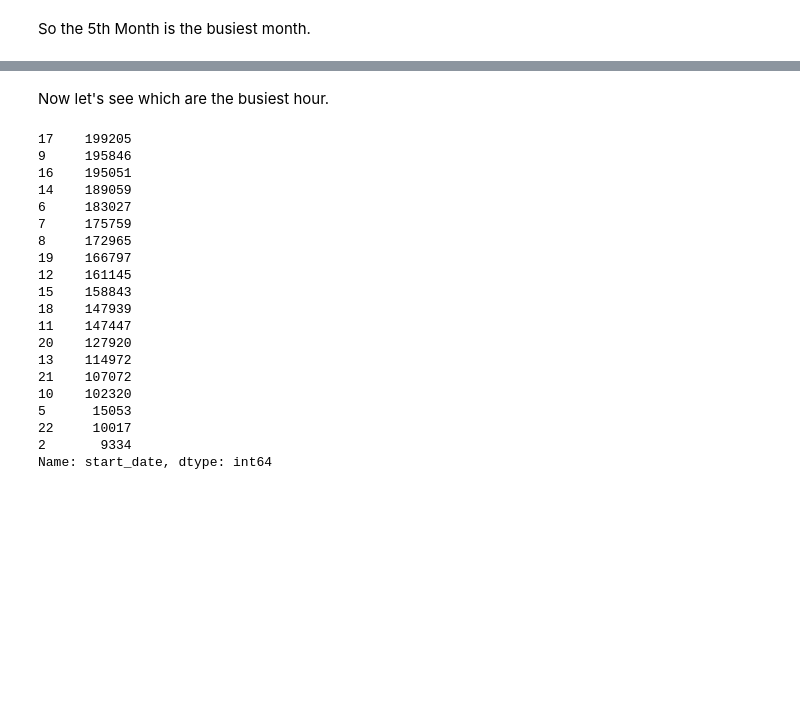
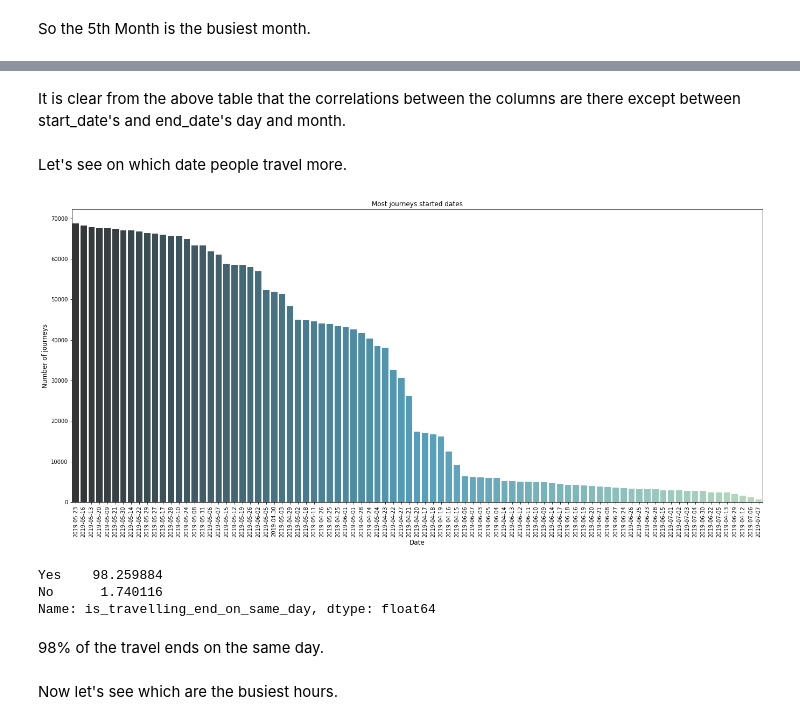
Before and after one commit to agarwalpratikkumar/Spanish-High-Speed-Rail-tickets-pricing---Renfe, a Jupyter notebook: Spanish_rail_price.ipynb, the cells around one changed output, grey strips where cells are left out. Saved outputs shown, nothing was run; the diff lists cells and outputs as text; code cells hidden in the pictures; blank space fills up the shorter version.

```diff
--- a/Spanish_rail_price.ipynb
+++ b/Spanish_rail_price.ipynb
@@ -197,0 +212,9 @@ So the 5th Month is the busiest month.
+# %%
+for c in ["insert_date","start_date","end_date"]:
+  data[c+"_hour"] = data[c].dt.hour
+  data[c+"_minute"] = data[c].dt.minute
+  data[c+"_weekday"] = data[c].dt.weekday_name
+  data[c+"_month"] = data[c].dt.month
+  data[c+"_day"] = data[c].dt.day
+# %%
+data["is_travelling_end_on_same_day"] = np.where(data["start_date"].dt.date == data["end_date"].dt.date, "Yes", "No")
@@ -198,25 +247,25 @@ So the 5th Month is the busiest month.
+# %% [markdown]
+It is clear from the above table that the correlations between the columns are there except between start_date's and end_date's day and month.
+# %% [markdown]
+Let's see on which date people travel more.
+# %%
+strt_date  = data['start_date'].dt.date.value_counts()
+plt.figure(figsize=(23,10))
+sns.barplot(strt_date.index, strt_date.values,palette = "GnBu_d")
+plt.title('Most journeys started dates')
+plt.xticks(rotation='vertical')
+plt.ylabel('Number of journeys', fontsize=12)
+plt.xlabel('Date', fontsize=12)
+plt.show()
+# %% [output]
+[figure, added]
+# %%
+(data["is_travelling_end_on_same_day"].value_counts() / data.index.size) * 100
+# %% [output]
+Yes    98.259884
+No      1.740116
+Name: is_travelling_end_on_same_day, dtype: float64
+# %% [markdown]
+98% of the travel ends on the same day.
 # %% [markdown]
-Now let's see which are the busiest hour.
+Now let's see which are the busiest hours.
-# %%
-data["start_date"].dt.hour.value_counts()
-# %% [output]
-17    199205
-9     195846
-16    195051
-14    189059
-6     183027
-7     175759
-8     172965
-19    166797
-12    161145
-15    158843
-18    147939
-11    147447
-20    127920
-13    114972
-21    107072
-10    102320
-5      15053
-22     10017
-2       9334
-Name: start_date, dtype: int64
```
Also changed, not shown: parts of 16 cells of this notebook.
